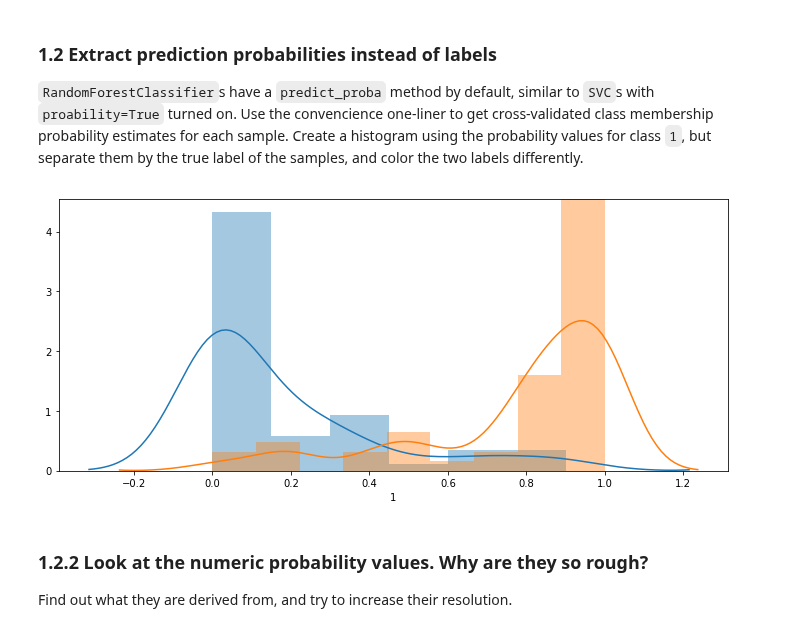
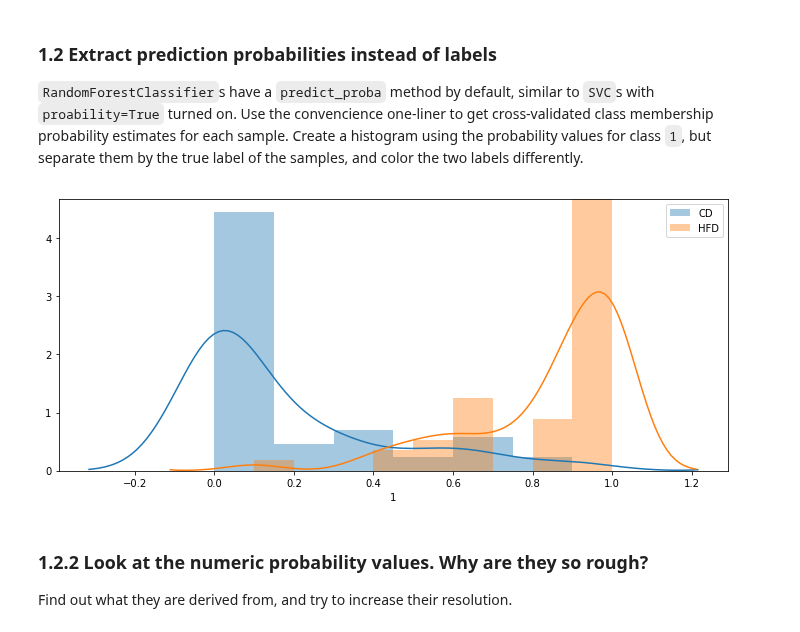
Before and after one commit to TrisKast/DataScience-Bioinformatics, a Jupyter notebook: notebooks/Day9_Random_Forests.ipynb, the cells around one changed output. Cells and saved outputs as stored; diff of their text form; code cells hidden in the pictures.

```diff
--- a/notebooks/Day9_Random_Forests.ipynb
+++ b/notebooks/Day9_Random_Forests.ipynb
@@ -81,18 +89,19 @@ So if we look at the histogram the true accuracy of our randomforest classifier
 ### 1.2 Extract prediction probabilities instead of labels
 `RandomForestClassifier`s have a `predict_proba` method by default, similar to `SVC`s with `proability=True` turned on. Use the convencience one-liner to get cross-validated class membership probability estimates for each sample. Create a histogram using the probability values for class `1`, but separate them by the true label of the samples, and color the two labels differently.
 # %%
+#Extract probability values by using method = predict_proba
 probas = cross_val_predict(clf_rf, data, target, cv = StratifiedKFold(3, shuffle=True), method='predict_proba')
 probas_df = pd.DataFrame(probas, index = target.index)
 
 plt.subplots(figsize=(12,5))
 
 #Plot two histograms, one for each class
-sns.distplot(probas_df.loc[target==0, 1], hist=True)
-sns.distplot(probas_df.loc[target==1, 1], hist=True)
-
+sns.distplot(probas_df.loc[target==0, 1], hist=True, label = 'CD')
+sns.distplot(probas_df.loc[target==1, 1], hist=True, label = 'HFD')
+plt.legend()
 plt.show()
 # %% [output]
-[figure, old version]
+[figure, new version]
 # %% [markdown]
 ### 1.2.2 Look at the numeric probability values. Why are they so rough?
 Find out what they are derived from, and try to increase their resolution.
```
Also changed, not shown: parts of 20 cells of this notebook, 9 other files.
